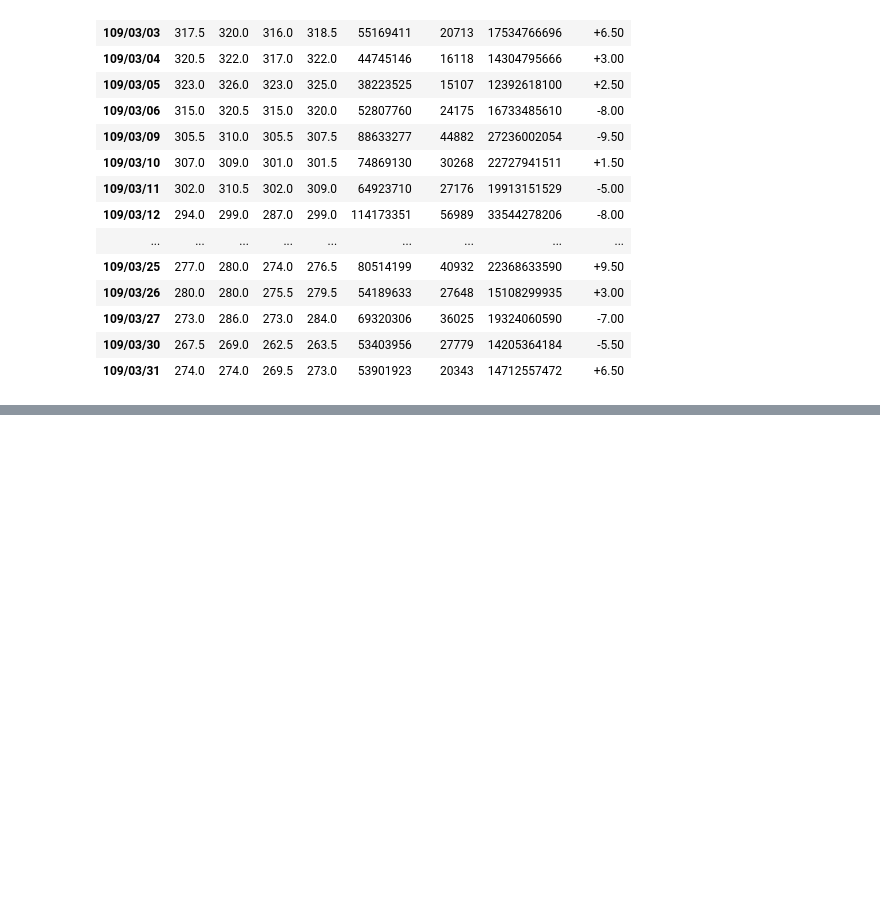
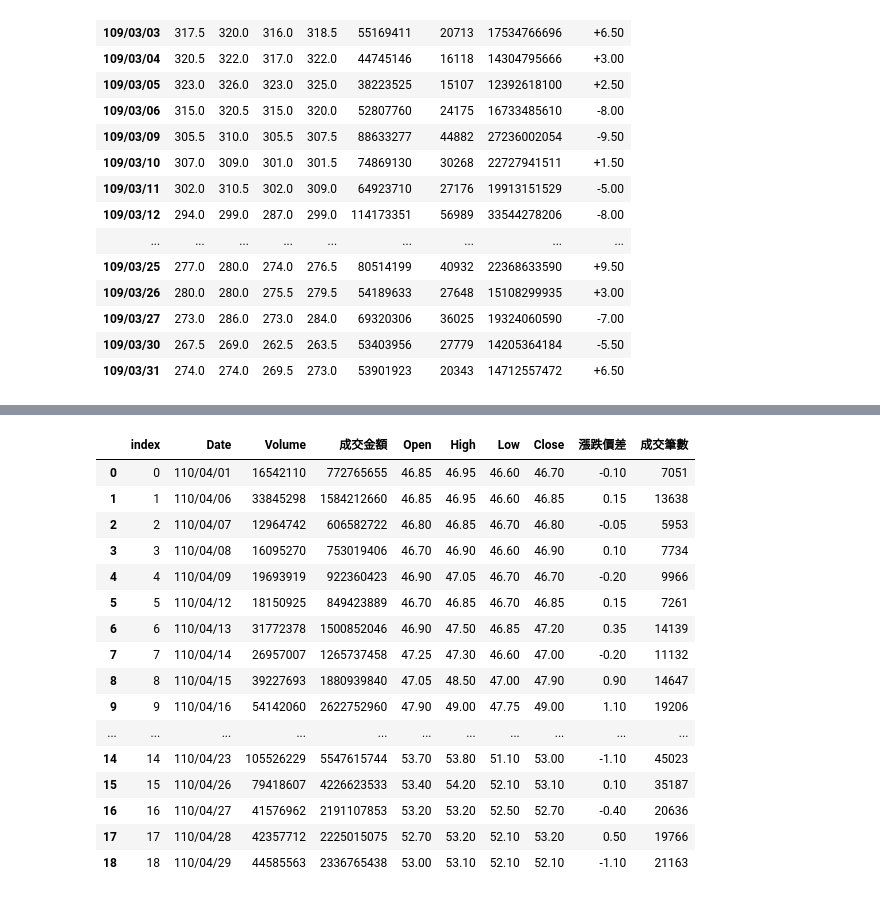
Before and after one commit to renguangz/stockapp, a Jupyter notebook: api/data/crawl_stock_price.ipynb, the cells around one changed output, grey strips where cells are left out. Saved outputs shown, nothing was run; the diff lists cells and outputs as text; code cells hidden in the pictures; blank space fills up the shorter version.

```diff
--- a/api/data/crawl_stock_price.ipynb
+++ b/api/data/crawl_stock_price.ipynb
@@ -102,0 +157,24 @@ for d in download_table:
+# %%
+import sqlite3
+conn = sqlite3.connect('price.db')
+sql_table = pd.read_sql('select * from price_1101', conn)
+# sql_table = sql_table.set_index('Date')
+sql_table
+# %% [output]
+|  | index | Date | Volume | 成交金額 | Open | High | Low | Close | 漲跌價差 | 成交筆數 |
+| 0 | 0 | 110/04/01 | 16542110 | 772765655 | 46.85 | 46.95 | 46.60 | 46.70 | -0.10 | 7051 |
+| 1 | 1 | 110/04/06 | 33845298 | 1584212660 | 46.85 | 46.95 | 46.60 | 46.85 | 0.15 | 13638 |
+| 2 | 2 | 110/04/07 | 12964742 | 606582722 | 46.80 | 46.85 | 46.70 | 46.80 | -0.05 | 5953 |
+| 3 | 3 | 110/04/08 | 16095270 | 753019406 | 46.70 | 46.90 | 46.60 | 46.90 | 0.10 | 7734 |
+| 4 | 4 | 110/04/09 | 19693919 | 922360423 | 46.90 | 47.05 | 46.70 | 46.70 | -0.20 | 9966 |
+| 5 | 5 | 110/04/12 | 18150925 | 849423889 | 46.70 | 46.85 | 46.70 | 46.85 | 0.15 | 7261 |
+| 6 | 6 | 110/04/13 | 31772378 | 1500852046 | 46.90 | 47.50 | 46.85 | 47.20 | 0.35 | 14139 |
+| 7 | 7 | 110/04/14 | 26957007 | 1265737458 | 47.25 | 47.30 | 46.60 | 47.00 | -0.20 | 11132 |
+| 8 | 8 | 110/04/15 | 39227693 | 1880939840 | 47.05 | 48.50 | 47.00 | 47.90 | 0.90 | 14647 |
+| 9 | 9 | 110/04/16 | 54142060 | 2622752960 | 47.90 | 49.00 | 47.75 | 49.00 | 1.10 | 19206 |
+| ... | ... | ... | ... | ... | ... | ... | ... | ... | ... | ... |
+| 14 | 14 | 110/04/23 | 105526229 | 5547615744 | 53.70 | 53.80 | 51.10 | 53.00 | -1.10 | 45023 |
+| 15 | 15 | 110/04/26 | 79418607 | 4226623533 | 53.40 | 54.20 | 52.10 | 53.10 | 0.10 | 35187 |
+| 16 | 16 | 110/04/27 | 41576962 | 2191107853 | 53.20 | 53.20 | 52.50 | 52.70 | -0.40 | 20636 |
+| 17 | 17 | 110/04/28 | 42357712 | 2225015075 | 52.70 | 53.20 | 52.10 | 53.20 | 0.50 | 19766 |
+| 18 | 18 | 110/04/29 | 44585563 | 2336765438 | 53.00 | 53.10 | 52.10 | 52.10 | -1.10 | 21163 |
```
Also changed, not shown: parts of 5 cells of this notebook, 14 other files.
